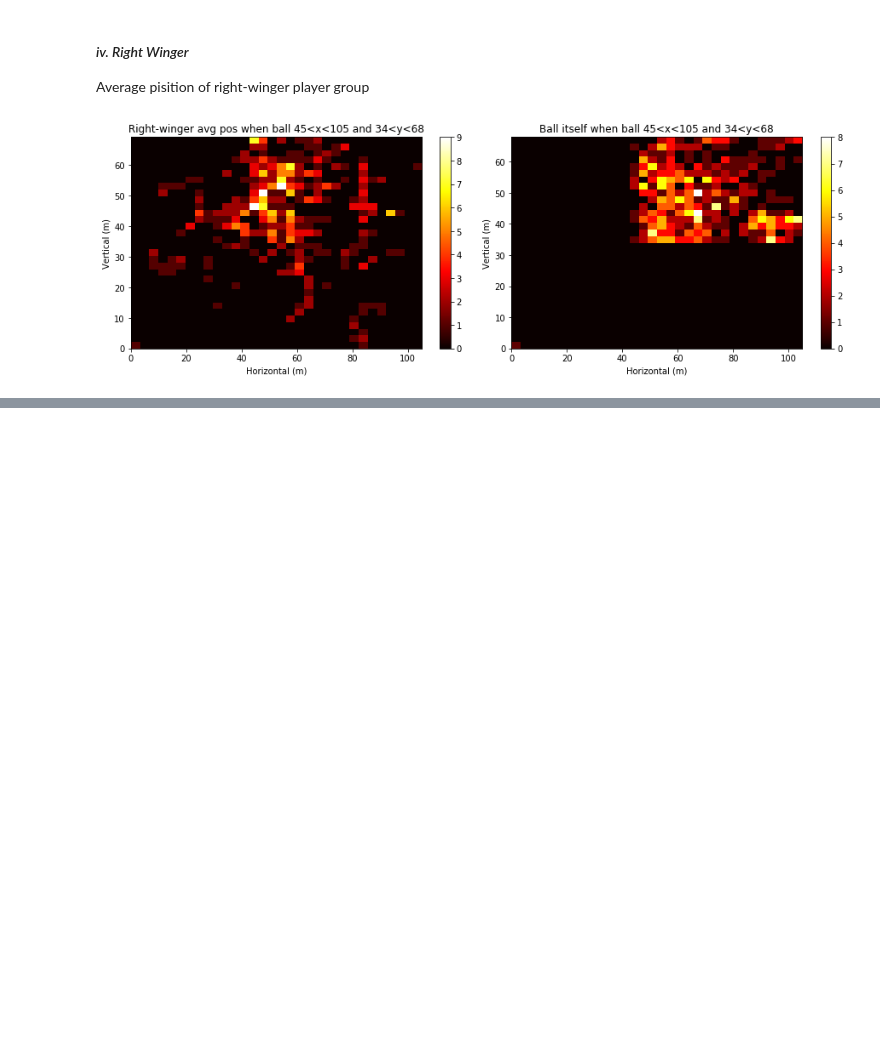
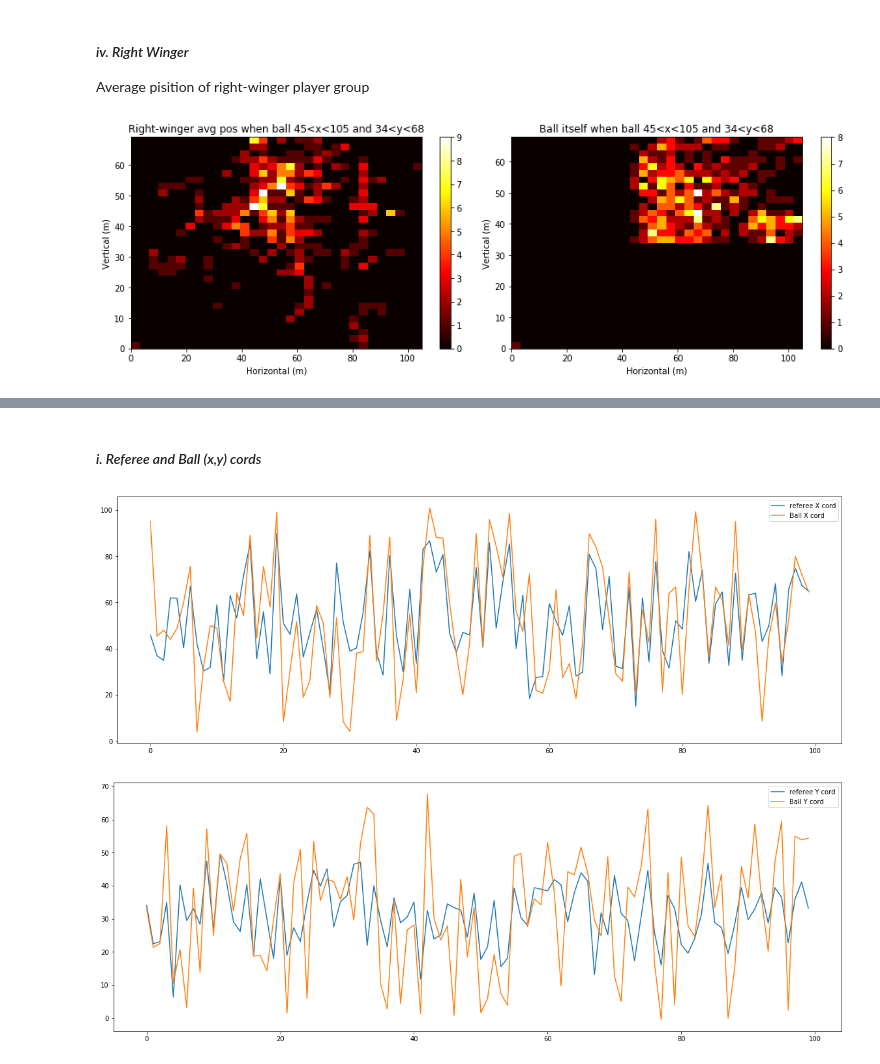
Before and after one commit to anaramirli/predict-soccer-ball-location, a Jupyter notebook: src/feature_analysis.ipynb, the cells around one changed output, grey strips where cells are left out. Saved outputs shown, nothing was run; the diff lists cells and outputs as text; code cells hidden in the pictures; blank space fills up the shorter version.

```diff
--- a/src/feature_analysis.ipynb
+++ b/src/feature_analysis.ipynb
@@ -372,0 +416,34 @@ plot_hist(cols_rw, ' when ball 45<x<105 and 34<y<68')
+# %% [markdown]
+#### *i. Referee and Ball (x,y) cords*
+# %%
+referee_x = np.array(referee_cord_l[:,0])
+referee_y = np.array(referee_cord_l[:,1])
+ball_x = np.array(ball_cord_l[:,0])
+ball_y = np.array(ball_cord_l[:,1])
+referee_idx  = np.array(referee_index[:,0])
+ball_idx  = np.array(ball_index[:,0])
+
+idx = np.random.choice(np.arange(len(x)), 100, replace=False)
+referee_x = referee_x[idx]
+referee_y = referee_y[idx]
+ball_x = ball_x[idx]
+ball_y = ball_y[idx]
+referee_idx = referee_idx[idx]
+ball_idx = ball_idx[idx]
+
+df = pd.DataFrame({
+'referee X cord': referee_x,
+'referee Y cord': referee_y,
+'Ball X cord': ball_x,
+'Ball Y cord': ball_y
+})
+
+plt.figure(figsize=(20,7))
+df[['referee X cord', 'Ball X cord']].plot(ax = plt.gca())
+plt.show()
+plt.figure(figsize=(20,7))
+df[['referee Y cord', 'Ball Y cord']].plot(ax = plt.gca())
+plt.show()
+# %% [output]
+[figure, added]
+[figure, added]
```
Also changed, not shown: parts of 10 cells of this notebook.
